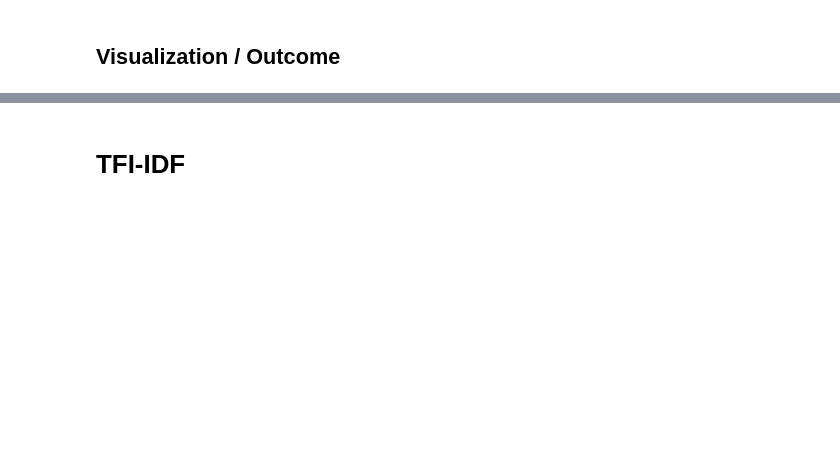
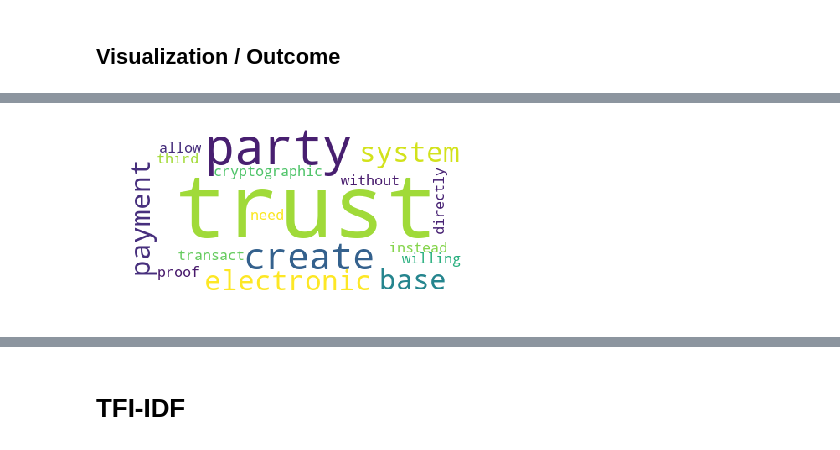
Before and after one commit to luisdiegocm/HWR_DataScience_Project, a Jupyter notebook: notebooks/1- Information Retrieval.ipynb, the cells around one changed output, grey strips where cells are left out. Cells and saved outputs as stored; diff of their text form; code cells hidden in the pictures; blank space fills up the shorter version.

```diff
--- a/notebooks/1- Information Retrieval.ipynb
+++ b/notebooks/1- Information Retrieval.ipynb
@@ -1310,0 +1544,10 @@ plt.show()
+# %%
+top_6 = corpora["tether"][10]
+wordcloud = WordCloud(background_color="white",
+                      stopwords = set(STOPWORDS)
+                      ).generate(top_6)
+plt.imshow(wordcloud)
+plt.axis("off")
+plt.show()
+# %% [output]
+[figure, added]
```
Also changed, not shown: parts of 376 cells of this notebook, 2 other files.
